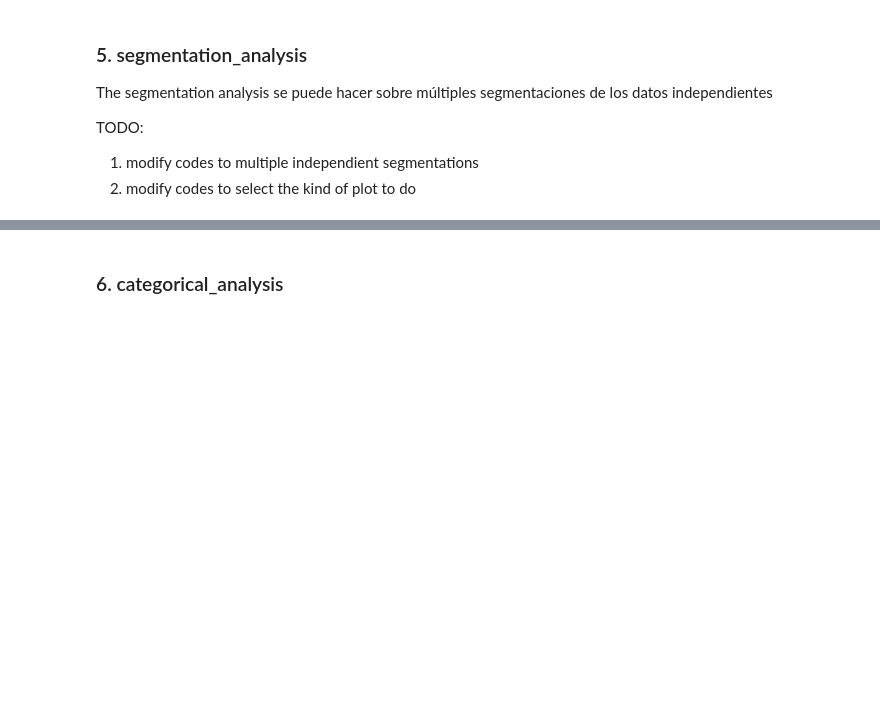
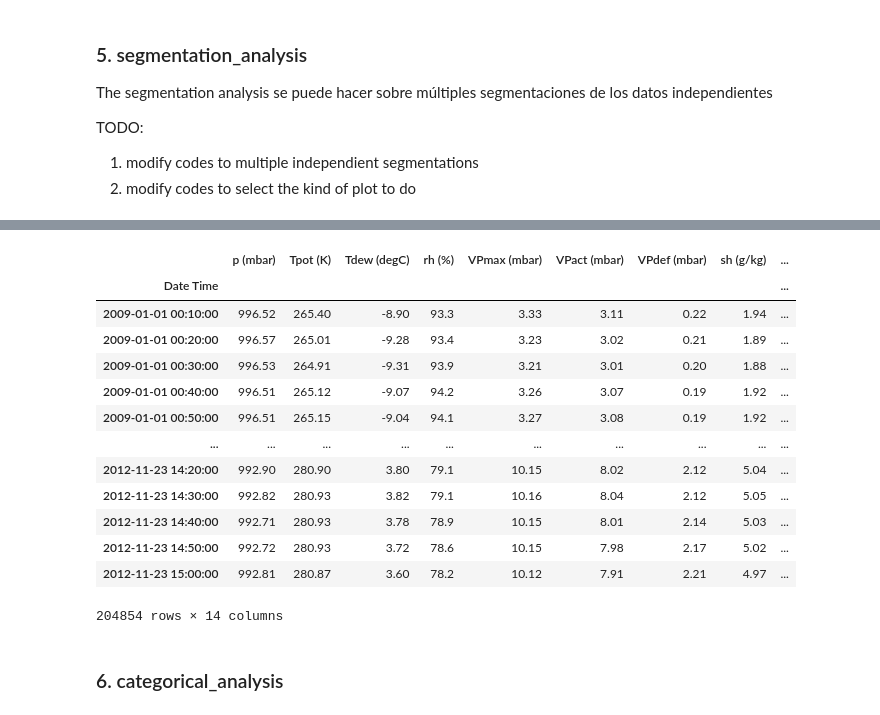
Before and after one commit to anggoro-yn/automatic-exploratory-data-analysis, a Jupyter notebook: develop_main.ipynb, the cells around one changed output, grey strips where cells are left out. Saved outputs shown, nothing was run; the diff lists cells and outputs as text; code cells hidden in the pictures; blank space fills up the shorter version.

```diff
--- a/develop_main.ipynb
+++ b/develop_main.ipynb
@@ -76,0 +83,3 @@ data.columns.tolist()
+# %%
+data = data.drop_duplicates()
+data.shape
@@ -494,28 +505,30 @@ if show_segmentation_analysis:
 
     ################### fig scatter plots ###################
     print(f'scatters plots segmented... time:{datetime.datetime.now().strftime("%Y-%m-%d %H:%M:%S")}')
-    # --- modify param_list_features adding the feature used to segment the data
-    param_list_features_segment = param_list_features
+
 
     # --- plots features-target - subplots. save in scatter-features-target
     # TODO
+    list_features_features_segmented = param_list_features + [param_segments_data_var + '_segments']
 
     # --- plots features-target - individual. save in scatter-features-target
-    for feature_ in param_list_features_segment:
+    for feature_ in param_list_features:
         fig_individual_scatter_features_target = se.plot_individual_scatter_plot_segment(df = data_segmented, feature_x = feature_, feature_y = param_target,
                                                                                          var_segment = param_segments_data_var + '_segments',
                                                                                    marginal_hist = param_segmentation_individual_scatter_marginal)
         feature_ = transform_strings_to_save(feature_) # replace bad characters to save name
         fig_individual_scatter_features_target.write_html(f"output_eda/{id_report}/segmentation_analysis/scatter-features-target/scatter-{feature_}.html")
 
+
     # --- plots features-features - scatter matrix. save in scatter-features-features
     #fig_scatter_all_features = se.plot_all_features_scatter_plot_mine(df = data_segmented, var_segment = param_segments_data_var + '_segments', number_columns = param_number_columns) ## mine old
-    fig_scatter_features_features = se.plot_all_features_scatter_plot_segment(df = data_segmented[param_list_features_segment],
+    fig_scatter_features_features = se.plot_all_features_scatter_plot_segment(df = data_segmented[list_features_features_segmented],
                                                                       var_segment = param_segments_data_var + '_segments')
     fig_scatter_features_features.write_html(f"output_eda/{id_report}/segmentation_analysis/scatter-features-features/scatter_matrix_features_features.html")
 
+
     # --- plots features-features - individual. save in scatter-features-features
-    list_features_features = se.list_map_features_features(df = data_segmented)
+    list_features_features = se.list_map_features_features(df = data_segmented[param_list_features])
     for feature_x, feature_y in list_features_features:
         fig_individual_scatter_features_features = se.plot_individual_scatter_plot_segment(df = data_segmented, feature_x = feature_x, feature_y = feature_y,
                                                                                            var_segment = param_segments_data_var + '_segments',
@@ -555,3 +566,20 @@ param_target
+# %%
+data_segmented[list_features_features_segmented].drop_duplicates()
+# %% [output]
+|  | p (mbar) | Tpot (K) | Tdew (degC) | rh (%) | VPmax (mbar) | VPact (mbar) | VPdef (mbar) | sh (g/kg) | ... |
+| Date Time |  |  |  |  |  |  |  |  | ... |
+| 2009-01-01 00:10:00 | 996.52 | 265.40 | -8.90 | 93.3 | 3.33 | 3.11 | 0.22 | 1.94 | ... |
+| 2009-01-01 00:20:00 | 996.57 | 265.01 | -9.28 | 93.4 | 3.23 | 3.02 | 0.21 | 1.89 | ... |
+| 2009-01-01 00:30:00 | 996.53 | 264.91 | -9.31 | 93.9 | 3.21 | 3.01 | 0.20 | 1.88 | ... |
+| 2009-01-01 00:40:00 | 996.51 | 265.12 | -9.07 | 94.2 | 3.26 | 3.07 | 0.19 | 1.92 | ... |
+| 2009-01-01 00:50:00 | 996.51 | 265.15 | -9.04 | 94.1 | 3.27 | 3.08 | 0.19 | 1.92 | ... |
+| ... | ... | ... | ... | ... | ... | ... | ... | ... | ... |
+| 2012-11-23 14:20:00 | 992.90 | 280.90 | 3.80 | 79.1 | 10.15 | 8.02 | 2.12 | 5.04 | ... |
+| 2012-11-23 14:30:00 | 992.82 | 280.93 | 3.82 | 79.1 | 10.16 | 8.04 | 2.12 | 5.05 | ... |
+| 2012-11-23 14:40:00 | 992.71 | 280.93 | 3.78 | 78.9 | 10.15 | 8.01 | 2.14 | 5.03 | ... |
+| 2012-11-23 14:50:00 | 992.72 | 280.93 | 3.72 | 78.6 | 10.15 | 7.98 | 2.17 | 5.02 | ... |
+| 2012-11-23 15:00:00 | 992.81 | 280.87 | 3.60 | 78.2 | 10.12 | 7.91 | 2.21 | 4.97 | ... |
+204854 rows × 14 columns
 # %% [markdown]
 ### 6. categorical_analysis
 # %%
```
Also changed, not shown: parts of 7 cells of this notebook, 1 other file.
